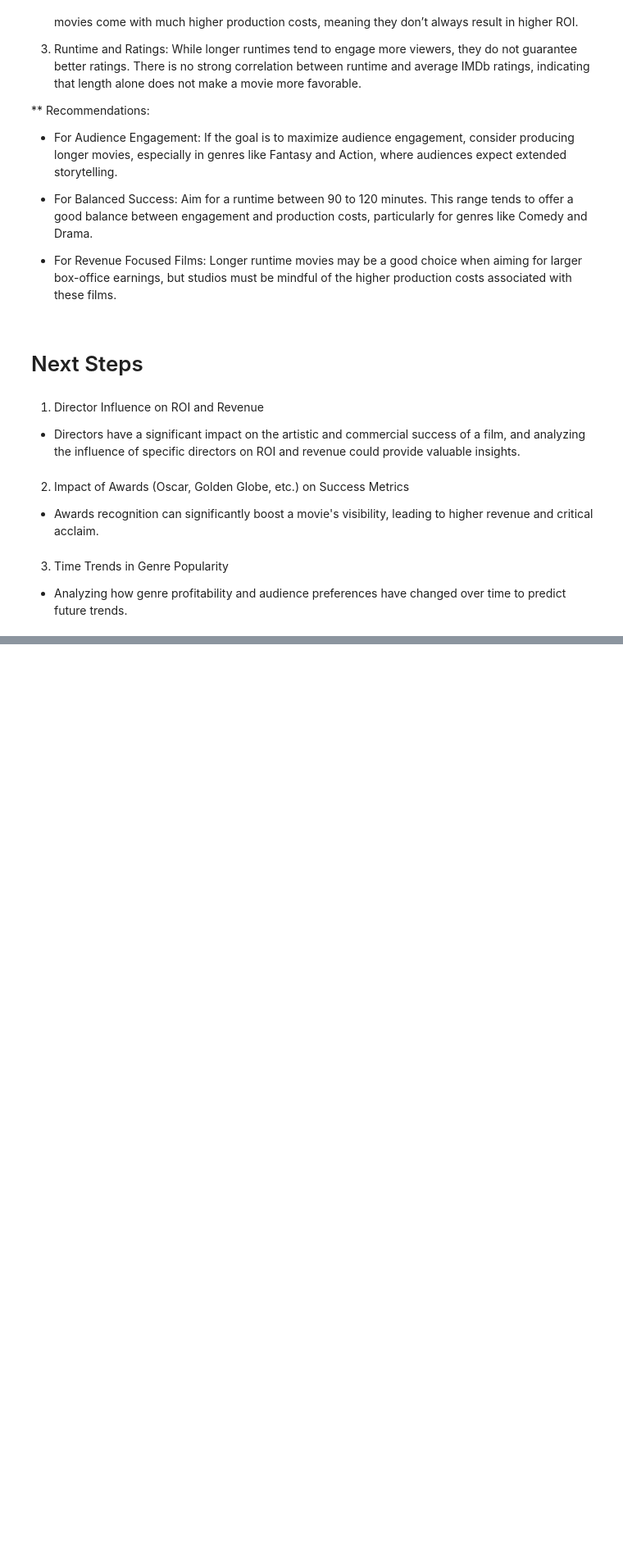
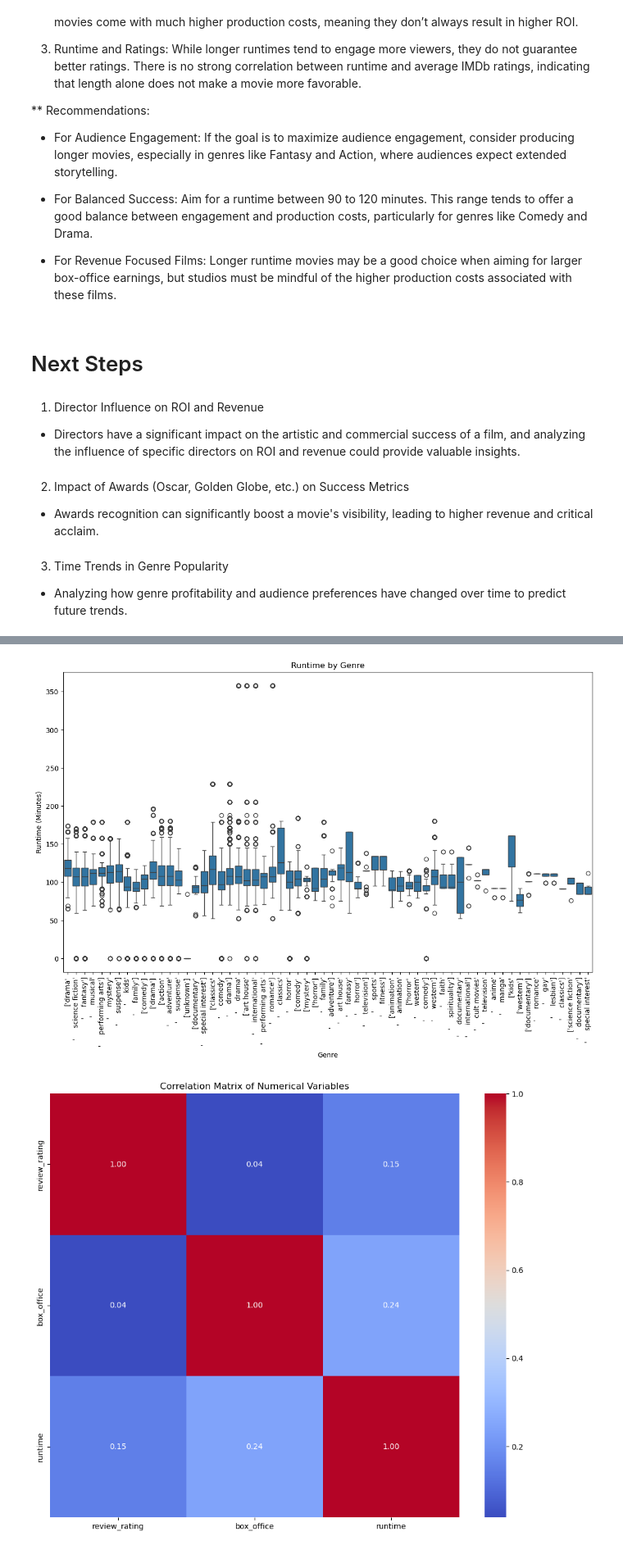
Before and after one commit to Jeesoo-Jhun/Phase-2-Project-Jeesoo, a Jupyter notebook: notebooks/(final) student.ipynb, the cells around one changed output, grey strips where cells are left out. Shown at 82% size. Drawn from its saved outputs; the diff is of its cells as text; code cells hidden in the pictures; blank space fills up the shorter version.

```diff
--- a/notebooks/(final) student.ipynb
+++ b/notebooks/(final) student.ipynb
@@ -1881,0 +2002,3 @@ While longer runtimes tend to engage more viewers, they do not guarantee better
+# %%
+# Join the two dataframes on the `id` column
+merged_data = reviews_df.merge(movies_df, on='id', how='inner')
@@ -1881,0 +2074,8 @@ While longer runtimes tend to engage more viewers, they do not guarantee better
+# %%
+# Convert the genre column to string type and standardize it
+merged_data['genre'] = merged_data['genre'].astype(str).str.lower().str.strip()
+
+# Verify the changes
+print(merged_data['genre'].unique())
+
+merged_data['genre'].value_counts()
@@ -1881,0 +2177,9 @@ While longer runtimes tend to engage more viewers, they do not guarantee better
+# %%
+# Replace NaN values in review_rating with the mean or median
+# First, calculate the mean and median of the review_rating column
+median_review_rating = merged_data['review_rating'].median()
+
+merged_data['review_rating'].fillna(median_review_rating, inplace=True)
+
+# Verify the changes
+print(merged_data['review_rating'].isna().sum())
@@ -1881,0 +2261,44 @@ While longer runtimes tend to engage more viewers, they do not guarantee better
+# %%
+
+# Explode the genres into separate rows
+exploded_genres = merged_data.assign(genre=merged_data['genre'].str.split(',')).explode('genre')
+
+
+# Box plot of runtime by genre
+plt.figure(figsize=(14, 8))
+sns.boxplot(x='genre', y='runtime', data=exploded_genres)
+plt.title('Runtime by Genre')
+plt.xlabel('Genre')
+plt.ylabel('Runtime (Minutes)')
+plt.xticks(rotation=90)
+plt.show()
+
+# Heatmap of correlations between numerical variables
+plt.figure(figsize=(12, 10))
+numerical_columns = ['review_rating', 'box_office', 'runtime']
+exploded_genres[numerical_columns] = exploded_genres[numerical_columns].apply(pd.to_numeric, errors='coerce')
+numerical_columns = ['review_rating', 'box_office', 'runtime']
+corr_matrix = exploded_genres[numerical_columns].corr()
+sns.heatmap(corr_matrix, annot=True, cmap='coolwarm', fmt='.2f')
+plt.title('Correlation Matrix of Numerical Variables')
+plt.show()
+
+# Scatter plot of box office revenue vs runtime
+plt.figure(figsize=(10, 6))
+sns.scatterplot(x='runtime', y='box_office', data=exploded_genres)
+plt.title('Box Office Revenue vs Runtime')
+plt.xlabel('Runtime (Minutes)')
+plt.ylabel('Box Office Revenue')
+plt.show()
+
+# Scatter plot of review rating vs box office revenue with modified bins on x-axis
+plt.figure(figsize=(10, 6))
+sns.scatterplot(x='review_rating', y='box_office', data=exploded_genres)
+plt.title('Review Rating vs Box Office Revenue')
+plt.xlabel('Review Rating')
+plt.ylabel('Box Office Revenue')
+plt.xticks(ticks=range(0, 11, 1))  # Set x-axis bins from 0 to 10 with step 1
+plt.show()
+# %% [output]
+[figure, added]
+[figure, added]
```
Also changed, not shown: parts of 52 cells of this notebook.
